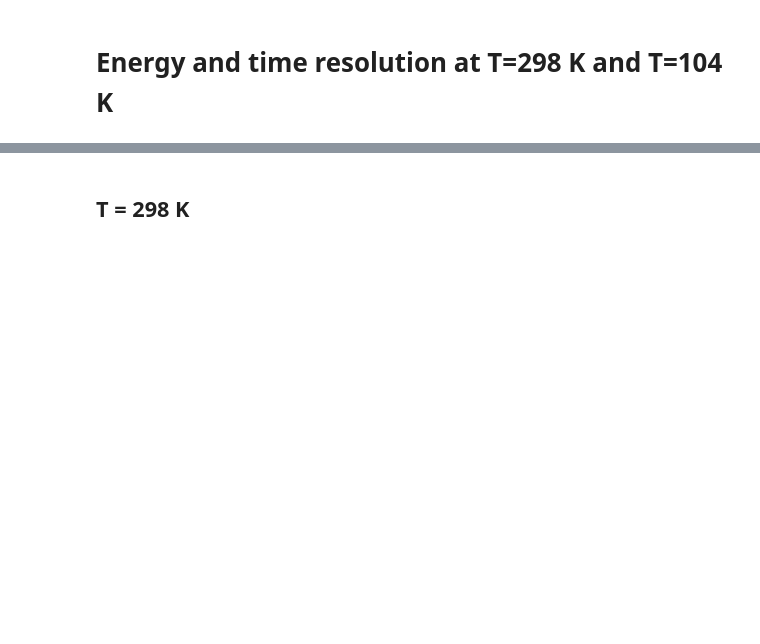
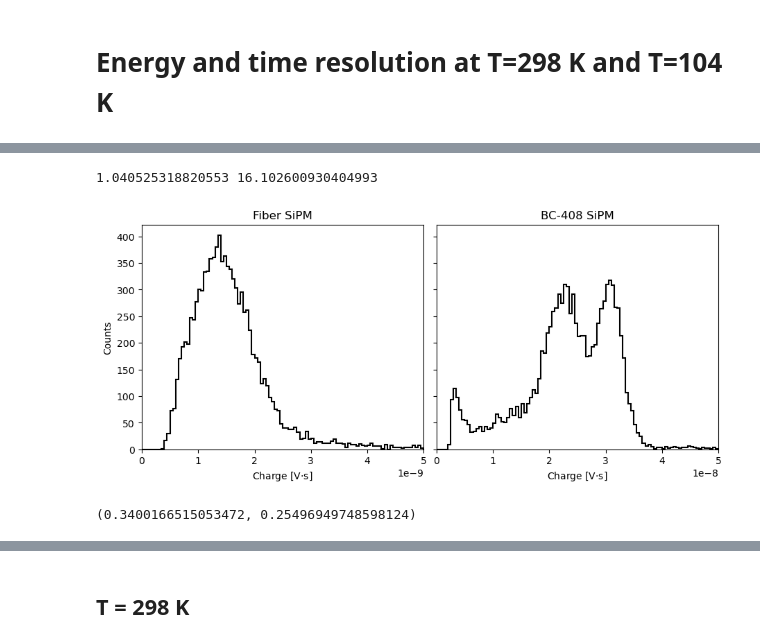
Before and after one commit to ESSDIPC/crysp, a Jupyter notebook: na22_analysis.ipynb, the cells around one changed output, grey strips where cells are left out. Cells and saved outputs as stored; diff of their text form; code cells hidden in the pictures; blank space fills up the shorter version.

```diff
--- a/na22_analysis.ipynb
+++ b/na22_analysis.ipynb
@@ -11,3 +308,54 @@ from crysp import crysp
+# %%
+fig, ax = plt.subplots(1, 2, figsize=(9, 4), constrained_layout=True, sharey=True)
+_ = ax[0].hist(
+    np.trapz(ch3, axis=1, x=time_fibers),
+    bins=100,
+    histtype="step",
+    range=(0, 5e-9),
+    color="k",
+    lw=1.5,
+)
+n, bins, patches = ax[1].hist(
+    np.trapz(ch2, axis=1, x=time_fibers),
+    bins=100,
+    histtype="step",
+    color='k',
+    lw=1.5,
+    range=(0, 0.5e-7),
+)
+bin_centers = bins[:-1] + np.diff(bins) / 2
+popt, pcov = curve_fit(crysp.two_gauss, bin_centers[bin_centers>2.5e-8], n[bin_centers>2.5e-8], p0=[300, 300, 2.5e-8, 3.5e-8, 0.1e-8, 0.1e-8])
+print(popt[2]/popt[4], popt[3]/popt[5])
+xx = np.linspace(0,5e-8,100)
+# ax[1].plot(xx, crysp.two_gauss(xx, *popt), color='r', lw=1.5)
+# popt, pcov = curve_fit(crysp.gauss, bin_centers[(bin_centers>2.5e-8)&(bin_centers<3e-8)], n[(bin_centers>2.5e-8)&(bin_centers<3e-8)], p0=[300, 2.5e-8, 1e-8])
+# print(popt[2]/popt[1])
+# ax[1].plot(xx, crysp.gauss(xx, *popt), color='r', lw=1.5)
+# ax[1].axvline(2.75e-8+60*calib+0.45e-8, color='r')
+# ax[1].axvline(calib * 5480 / 26, color="r")
+# ax[1].axvline(calib * 5480 / 26 + calib * 60, color="r")
+# ax[1].hlines([0, 300], calib * 5480 / 26, calib * 5480 / 26 + calib * 60, color="k", ls='--')
+# ax[1].hlines([0, 100], 0, calib*60, color="k", ls='--')
+
+# ax[1].axvline(calib * 60, color="r")
+# ax[1].text(calib * 30, 130, r"60 keV $\gamma$", fontsize='large')
+# ax[1].text(calib * 3980 / 26, 330, r"5.4 MeV $\alpha$", fontsize='large')
+# ax[1].text(calib * 6280 / 26, 340, r"""5.4 MeV $\alpha$
+# + 60 keV $\gamma$""", fontsize='large')
+
+ax[0].set_title("Fiber SiPM")
+ax[1].set_title("BC-408 SiPM")
+ax[0].set_xlabel("Charge [V$\cdot$s]")
+ax[1].set_xlabel("Charge [V$\cdot$s]")
+ax[0].set_ylabel("Counts")
+ax[0].set_xlim(0, 5e-9)
+ax[1].set_xlim(0, 5e-8)
+fig.savefig("fibers.pdf")
+# ax[1].axvline(calib*60, color='r')
+# ax[1].axvline(8e-9, color='r')
+# %% [output]
+1.040525318820553 16.102600930404993
+[figure, added]
 # %%
 mpl.rcParams.update({
     "font.family": "serif",
@@ -22,0 +460,4 @@ mpl.rcParams.update({
+# %%
+csi_cold_qe, csi_warm_qe
+# %% [output]
+(0.3400166515053472, 0.25496949748598124)
```
Also changed, not shown: parts of 47 cells of this notebook, 2 other files.
